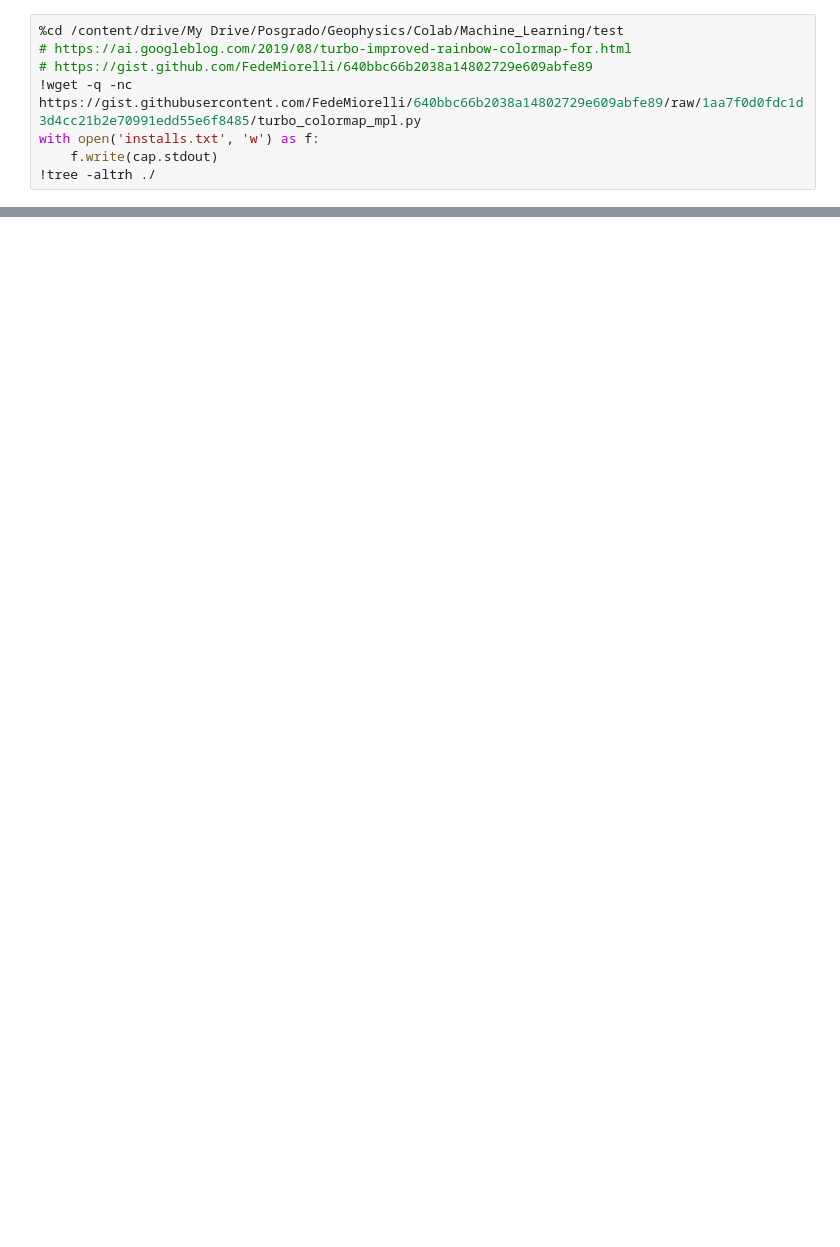
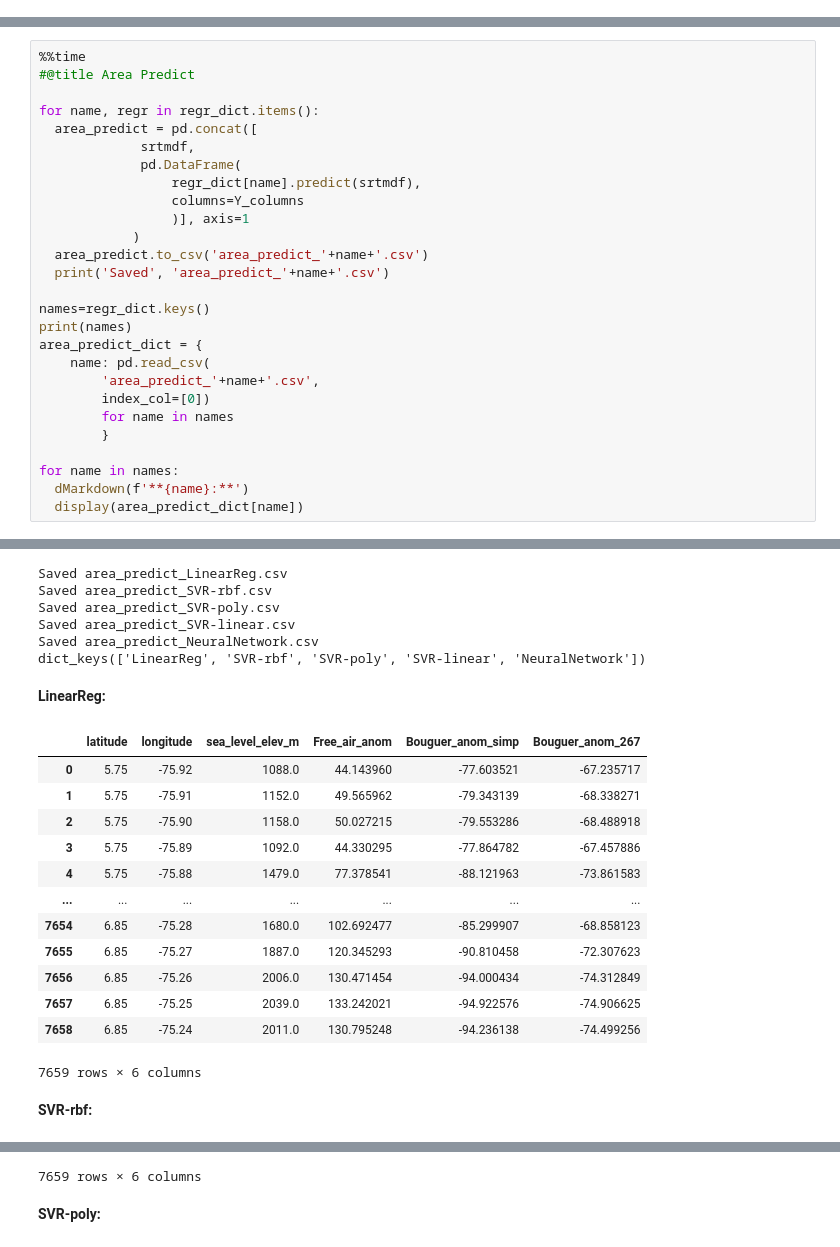
Before and after one commit to edwardptera/SHIMIA-Gravimetrico, a Jupyter notebook: ML/IA.ipynb, the cells around one changed output, grey strips where cells are left out. Drawn from its saved outputs; the diff is of its cells as text; blank space fills up the shorter version.

```diff
--- a/ML/IA.ipynb
+++ b/ML/IA.ipynb
@@ -13,8 +0,0 @@ Wall time: 17.8 s
-# %%
-%cd /content/drive/My Drive/Posgrado/Geophysics/Colab/Machine_Learning/test
-# https://ai.googleblog.com/2019/08/turbo-improved-rainbow-colormap-for.html
-# https://gist.github.com/FedeMiorelli/640bbc66b2038a14802729e609abfe89
-!wget -q -nc https://gist.githubusercontent.com/FedeMiorelli/640bbc66b2038a14802729e609abfe89/raw/1aa7f0d0fdc1d3d4cc21b2e70991edd55e6f8485/turbo_colormap_mpl.py
-with open('installs.txt', 'w') as f:
-    f.write(cap.stdout)
-!tree -altrh ./
@@ -1097,0 +709,28 @@ Wall time: 7.04 s
+# %%
+%%time
+#@title Area Predict
+
+for name, regr in regr_dict.items():
+  area_predict = pd.concat([
+             srtmdf,
+             pd.DataFrame(
+                 regr_dict[name].predict(srtmdf),
+                 columns=Y_columns
+                 )], axis=1
+            )
+  area_predict.to_csv('area_predict_'+name+'.csv')
+  print('Saved', 'area_predict_'+name+'.csv')
+
+names=regr_dict.keys()
+print(names)
+area_predict_dict = {
+    name: pd.read_csv(
+        'area_predict_'+name+'.csv',
+        index_col=[0])
+        for name in names
+        }
+
+for name in names:
+  dMarkdown(f'**{name}:**')
+  display(area_predict_dict[name])
+# %% [output]
@@ -1097,0 +738,21 @@ Wall time: 7.04 s
+Saved area_predict_LinearReg.csv
+Saved area_predict_SVR-rbf.csv
+Saved area_predict_SVR-poly.csv
+Saved area_predict_SVR-linear.csv
+Saved area_predict_NeuralNetwork.csv
+dict_keys(['LinearReg', 'SVR-rbf', 'SVR-poly', 'SVR-linear', 'NeuralNetwork'])
+**LinearReg:**
+|  | latitude | longitude | sea_level_elev_m | Free_air_anom | Bouguer_anom_simp | Bouguer_anom_267 |
+| 0 | 5.75 | -75.92 | 1088.0 | 44.143960 | -77.603521 | -67.235717 |
+| 1 | 5.75 | -75.91 | 1152.0 | 49.565962 | -79.343139 | -68.338271 |
+| 2 | 5.75 | -75.90 | 1158.0 | 50.027215 | -79.553286 | -68.488918 |
+| 3 | 5.75 | -75.89 | 1092.0 | 44.330295 | -77.864782 | -67.457886 |
+| 4 | 5.75 | -75.88 | 1479.0 | 77.378541 | -88.121963 | -73.861583 |
+| ... | ... | ... | ... | ... | ... | ... |
+| 7654 | 6.85 | -75.28 | 1680.0 | 102.692477 | -85.299907 | -68.858123 |
+| 7655 | 6.85 | -75.27 | 1887.0 | 120.345293 | -90.810458 | -72.307623 |
+| 7656 | 6.85 | -75.26 | 2006.0 | 130.471454 | -94.000434 | -74.312849 |
+| 7657 | 6.85 | -75.25 | 2039.0 | 133.242021 | -94.922576 | -74.906625 |
+| 7658 | 6.85 | -75.24 | 2011.0 | 130.795248 | -94.236138 | -74.499256 |
+7659 rows × 6 columns
+**SVR-rbf:**
@@ -1097,0 +771,2 @@ Wall time: 7.04 s
+7659 rows × 6 columns
+**SVR-poly:**
```
Also changed, not shown: parts of 45 cells of this notebook, 10 other files.
